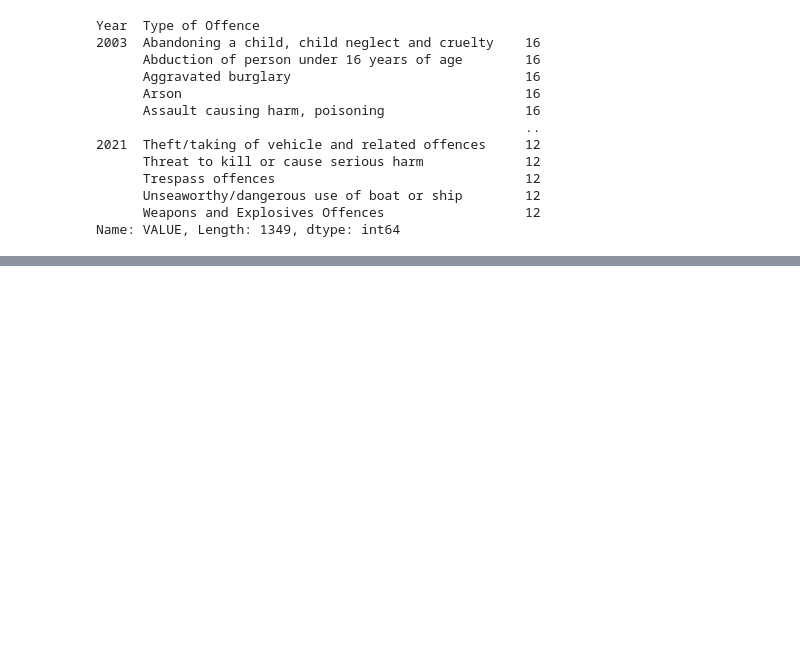
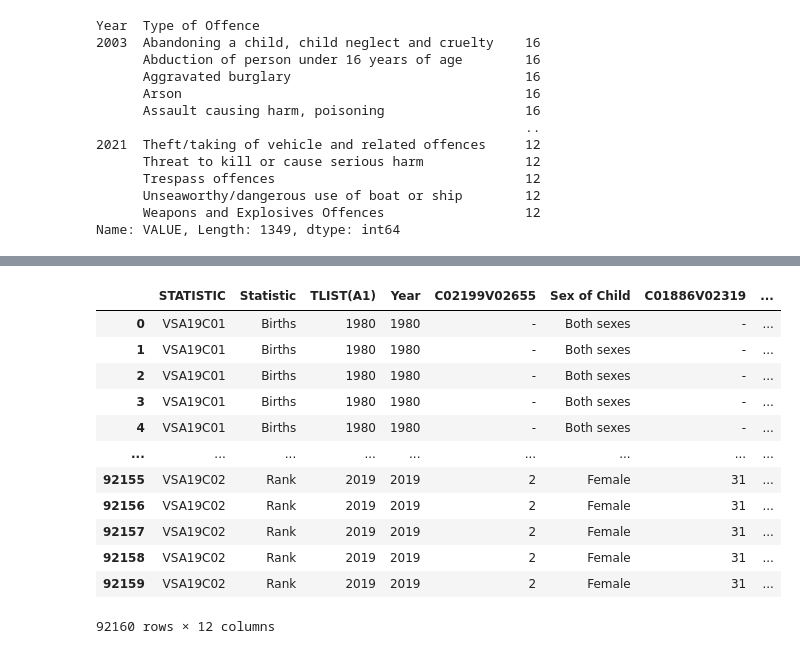
Before and after one commit to VCurry20/PDARandomData, a Jupyter notebook: Data Analysis Project.ipynb, the cells around one changed output, grey strips where cells are left out. Cells and saved outputs as stored; diff of their text form; code cells hidden in the pictures; blank space fills up the shorter version.

Commit message:
births

```diff
--- a/Data Analysis Project.ipynb
+++ b/Data Analysis Project.ipynb
@@ -350,0 +404,18 @@ Name: VALUE, Length: 5396, dtype: int64
+# %%
+df = pd.read_csv("https://ws.cso.ie/public/api.restful/PxStat.Data.Cube_API.ReadDataset/VSA19/CSV/1.0/en")
+# %%
+df
+# %% [output]
+|  | STATISTIC | Statistic | TLIST(A1) | Year | C02199V02655 | Sex of Child | C01886V02319 | ... |
+| 0 | VSA19C01 | Births | 1980 | 1980 | - | Both sexes | - | ... |
+| 1 | VSA19C01 | Births | 1980 | 1980 | - | Both sexes | - | ... |
+| 2 | VSA19C01 | Births | 1980 | 1980 | - | Both sexes | - | ... |
+| 3 | VSA19C01 | Births | 1980 | 1980 | - | Both sexes | - | ... |
+| 4 | VSA19C01 | Births | 1980 | 1980 | - | Both sexes | - | ... |
+| ... | ... | ... | ... | ... | ... | ... | ... | ... |
+| 92155 | VSA19C02 | Rank | 2019 | 2019 | 2 | Female | 31 | ... |
+| 92156 | VSA19C02 | Rank | 2019 | 2019 | 2 | Female | 31 | ... |
+| 92157 | VSA19C02 | Rank | 2019 | 2019 | 2 | Female | 31 | ... |
+| 92158 | VSA19C02 | Rank | 2019 | 2019 | 2 | Female | 31 | ... |
+| 92159 | VSA19C02 | Rank | 2019 | 2019 | 2 | Female | 31 | ... |
+92160 rows × 12 columns
```
Also changed, not shown: parts of 21 cells of this notebook, 3 other files.
